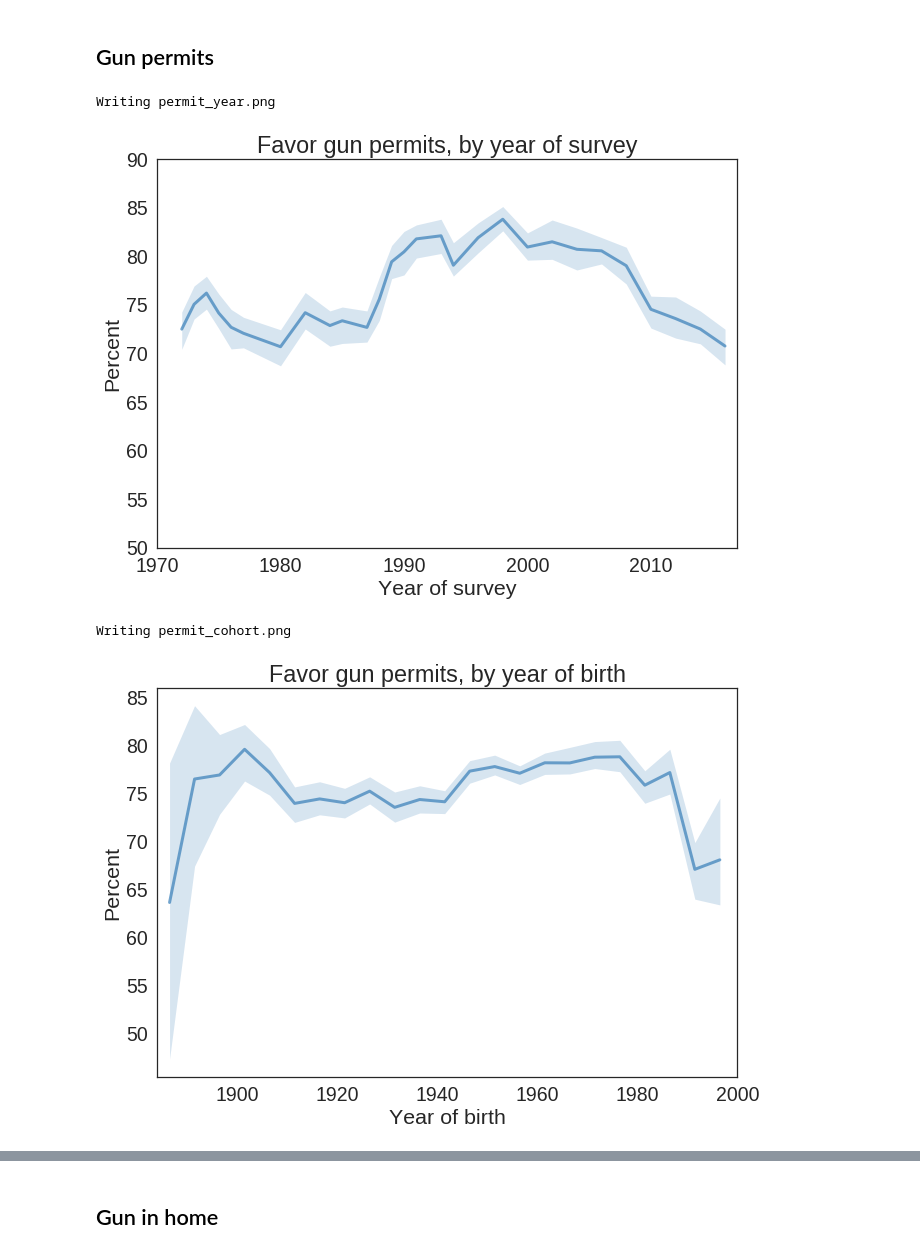
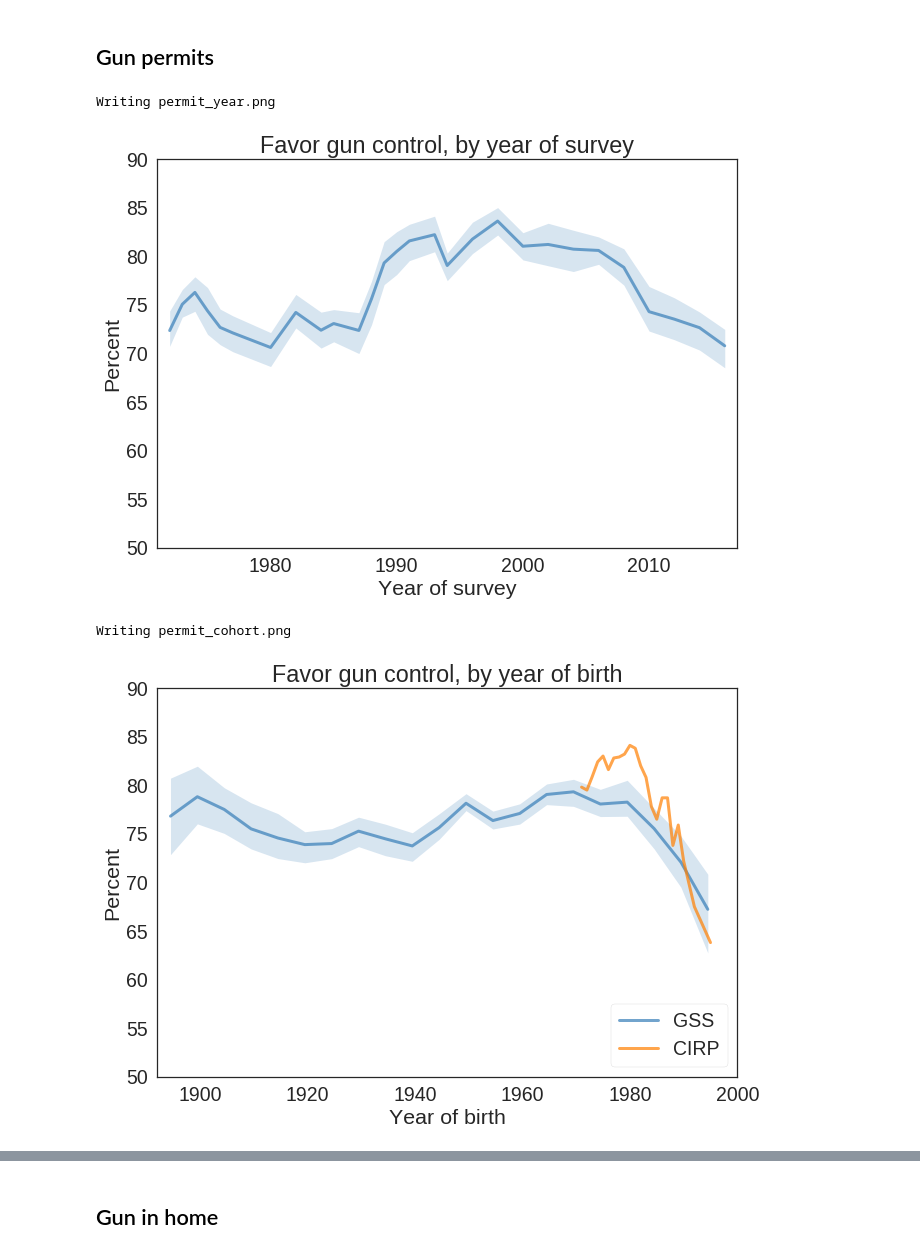
Before and after one commit to AllenDowney/GssReligion, a Jupyter notebook: gss_gun.ipynb, the cells around one changed output, grey strips where cells are left out. Cells and saved outputs as stored; diff of their text form; code cells hidden in the pictures.

```diff
--- a/gss_gun.ipynb
+++ b/gss_gun.ipynb
@@ -126,4 +126,4 @@ thinkplot.Config(xlabel='Year of birth', ylabel='CDF')
 # %% [markdown]
 Group people into 5- and 10-year bins by birth year.
 # %%
-gss['cohort5'] = utils.RoundIntoBins(gss, 'cohort', 5, low=4) + 2.5
+gss['cohort5'] = utils.RoundIntoBins(gss, 'cohort', 5, low=2) + 2.5
@@ -130,3 +154,6 @@ gss['cohort5'] = utils.RoundIntoBins(gss, 'cohort', 5, low=4) + 2.5
+# %%
+gss.loc[gss.cohort5==1999.5, 'cohort5'] = 1994.5
+gss.loc[gss.cohort5<1894, 'cohort5'] = 1894.5
 # %%
 grouped_cohort = gss.groupby(['cohort5'])
 counts = grouped_cohort.gunlaw.count()
@@ -425,0 +476,3 @@ grouped_cohort = sample.groupby(['cohort5'])
+# %%
+heri = pd.read_csv('heri_gun_control.csv')
+thinkplot.plot(heri.year, heri.agree)
@@ -587,7 +643,7 @@ def percentile_rows(series_seq, ps):
     rows = array[indices]
     return xs, rows
 # %%
-def plot_percentiles(dfs, varnames, colors, labels, plot=True, fill=True):
+def plot_percentiles(dfs, varnames, colors, labels, plot=True, fill=True, alpha=0.2):
     """Plots 90% CI and median.
 
     dfs: list of DataFrames
@@ -603,7 +659,7 @@ def plot_percentiles(dfs, varnames, colors, labels, plot=True, fill=True):
         series_seq = [df[var] for df in dfs]
         xs, rows = percentile_rows(series_seq, ps)
         if fill:
-            thinkplot.fill_between(xs, rows[0], rows[2], color=color, alpha=0.2)
+            thinkplot.fill_between(xs, rows[0], rows[2], color=color, alpha=alpha)
         if plot:
             thinkplot.plot(xs, rows[1], color=color, label=label)
 # %%
@@ -655,27 +711,28 @@ dfs1 = run_data(gss, groupvar, varnames, iters=iters)
 colors = [BLUE]
 labels = [None]
 plot_percentiles(dfs1, varnames, colors, labels)
-thinkplot.config(title='Favor gun permits, by year of survey',
+thinkplot.config(title='Favor gun control, by year of survey',
                  xlabel='Year of survey', ylabel='Percent',
-                 xlim=[1970, 2017], ylim=[50, 90])
+                 xlim=[1971, 2017], ylim=[50, 90])
 
 thinkplot.SaveFormat('permit_year', 'png')
 # %% [output]
 Writing permit_year.png
-[figure, old version]
+[figure, new version]
 # %%
 groupvar = 'cohort5'
 dfs2 = run_data(gss, groupvar, varnames, iters=iters)
 # %%
-plot_percentiles(dfs2, varnames, colors, labels)
-thinkplot.config(title='Favor gun permits, by year of birth',
+plot_percentiles(dfs2, varnames, colors, labels=['GSS'])
+thinkplot.plot(heri.yearm18, heri.agree, color=ORANGE, label='CIRP')
+thinkplot.config(title='Favor gun control, by year of birth',
                  xlabel='Year of birth', ylabel='Percent',
-                 xlim=[1884, 2000], yim=[50, 90])
+                 xlim=[1892, 2000], ylim=[50, 90], loc='lower right')
 
 thinkplot.SaveFormat('permit_cohort', 'png')
 # %% [output]
 Writing permit_cohort.png
-[figure, old version]
+[figure, new version]
 # %%
 var = 'favor'
 years = np.arange(1972, 2030)
```
Also changed, not shown: parts of 35 cells of this notebook, 1 other file.
